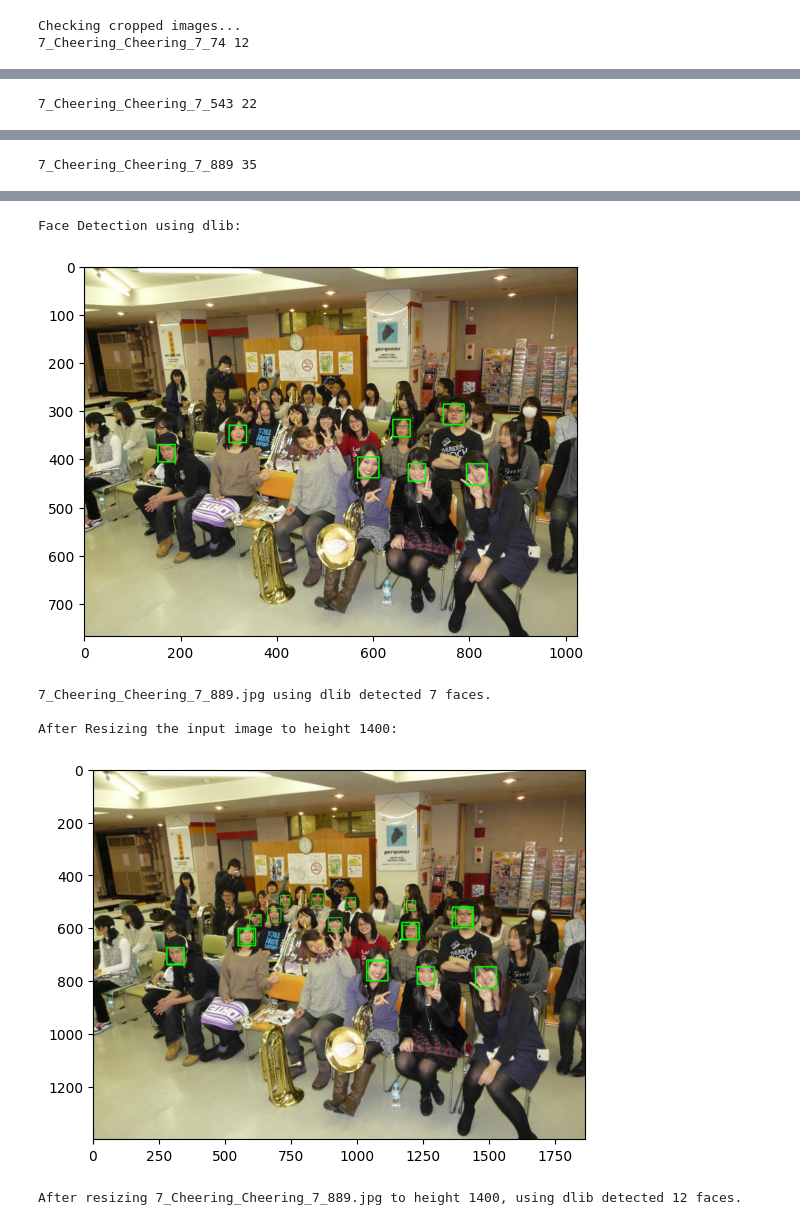
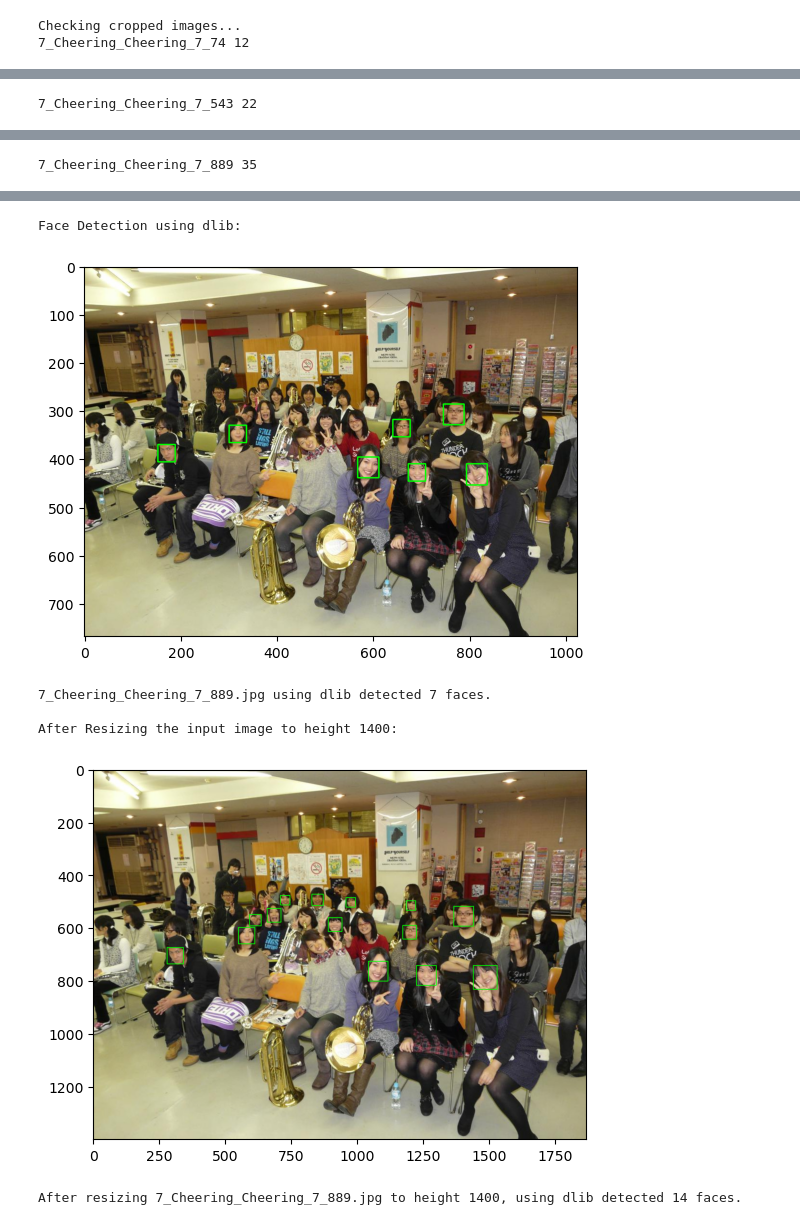
Before and after one commit to Terry01001/CV, a Jupyter notebook: assignment2/assignment_2a.ipynb, the cells around one changed output, grey strips where cells are left out. Cells and saved outputs as stored; diff of their text form; code cells hidden in the pictures.

```diff
--- a/assignment2/assignment_2a.ipynb
+++ b/assignment2/assignment_2a.ipynb
@@ -94,7 +94,9 @@ def test_dlib():
 
   print('\nAfter Resizing the input image to height 1400:')
   height,width = img.shape[0],img.shape[1]
+  img = cv2.imread(img_path)
   img_resize = cv2.resize(img, (int(width*1400/height), 1400))
+  #detector = dlib.get_frontal_face_detector()
   dets = detector(img_resize, 1)
   for det in dets:
     x1, y1, x2, y2 = det.left(), det.top(), det.right(), det.bottom()
@@ -103,32 +105,32 @@ def test_dlib():
   img_resize_rgb = cv2.cvtColor(img_resize, cv2.COLOR_BGR2RGB)
   plt.imshow(img_resize_rgb)
   plt.show()
 
   print(f'After resizing {img_name} to height 1400, using dlib detected {len(dets)} faces.')
 
 if __name__ == '__main__':
   # When submitting assignment_2a, please do not modify the following lines
   draw_bbox()
   save_bbox()
   print('Checking cropped images...')
   check_bbox()
   print('Face Detection using dlib:')
   test_dlib()
 # %% [output]
 [figure]
 [figure]
 [figure]
 Checking cropped images...
 7_Cheering_Cheering_7_74 12
 [figure]
 7_Cheering_Cheering_7_543 22
 [figure]
 7_Cheering_Cheering_7_889 35
 [figure]
 Face Detection using dlib:
 [figure]
 7_Cheering_Cheering_7_889.jpg using dlib detected 7 faces.
 
 After Resizing the input image to height 1400:
-[figure, old version]
+[figure, new version]
-After resizing 7_Cheering_Cheering_7_889.jpg to height 1400, using dlib detected 12 faces.
+After resizing 7_Cheering_Cheering_7_889.jpg to height 1400, using dlib detected 14 faces.
```
